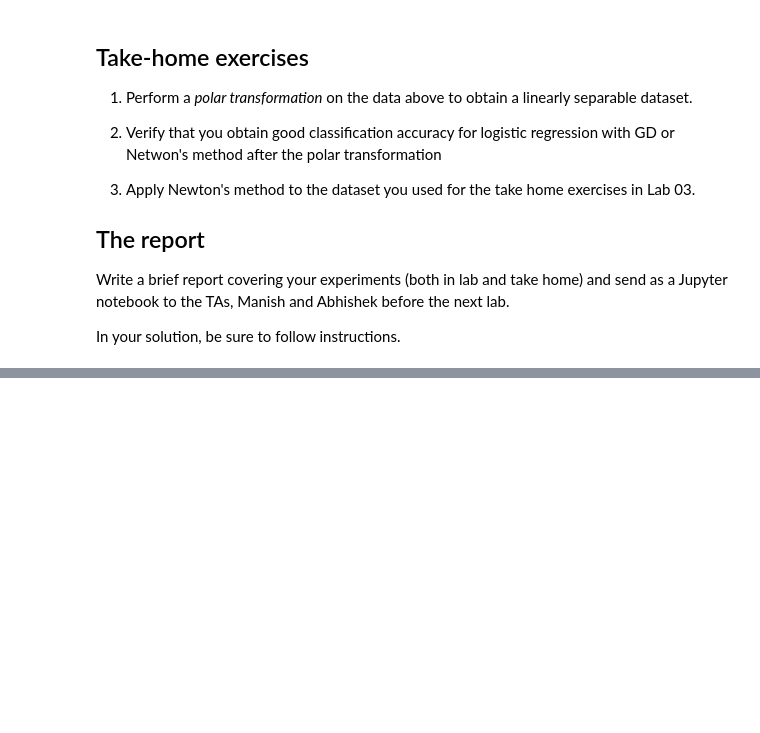
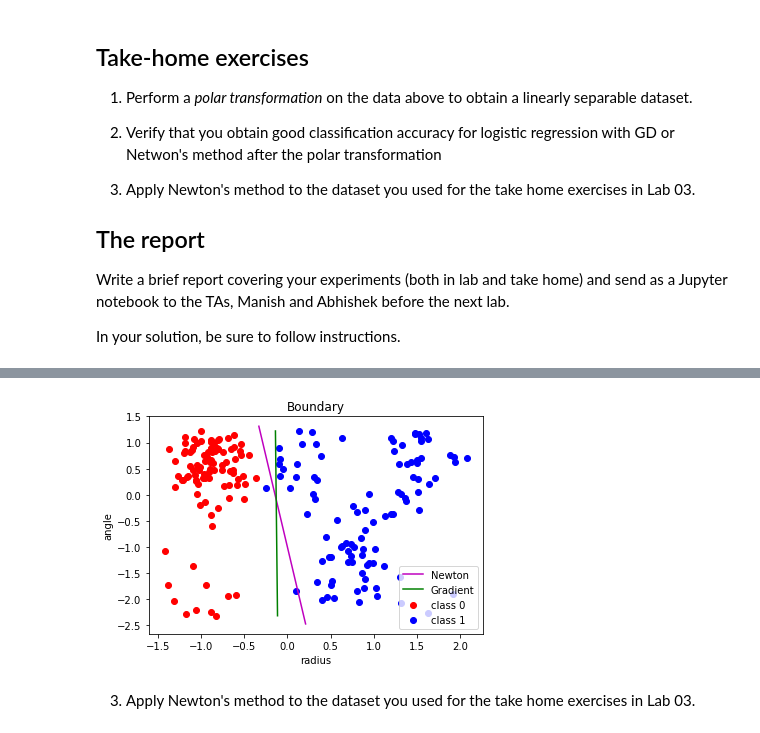
Before and after one commit to zMaxKunGz/ML-Ait-Lab, a Jupyter notebook: Lab5/05-Newton.ipynb, the cells around one changed output, grey strips where cells are left out. Cells and saved outputs as stored; diff of their text form; code cells hidden in the pictures; blank space fills up the shorter version.

```diff
--- a/Lab5/05-Newton.ipynb
+++ b/Lab5/05-Newton.ipynb
@@ -632,0 +691,20 @@ In your solution, be sure to follow instructions.
+# %%
+polar_X_0 = polar_X[y == 0]
+polar_X_1 = polar_X[y == 1]
+
+plt.title('Boundary')
+plt.scatter(polar_X_0[:, 0], polar_X_0[:, 1], c='r', label='class 0')
+plt.scatter(polar_X_1[:, 0], polar_X_1[:, 1], c='b', label='class 1')
+plt.legend()
+plt.xlabel('radius')
+plt.ylabel('angle')
+point_1, point_2 = boundary_points2(polar_X, theta_newton)
+plt.plot([point_1[0,0], point_2[0,0]],[point_1[1,0], point_2[1,0]], 'm-', label='Newton')
+point_1_gd, point_2_gd = boundary_points2(polar_X, theta_bgd)
+plt.plot([point_1_gd[0,0], point_2_gd[0,0]],[point_1_gd[1,0], point_2_gd[1,0]], 'g-', label='Gradient')
+plt.legend(loc=0)
+plt.show()
+# %% [output]
+[figure, added]
+# %% [markdown]
+3. Apply Newton's method to the dataset you used for the take home exercises in Lab 03.
```
Also changed, not shown: parts of 31 cells of this notebook, 2 other files.
